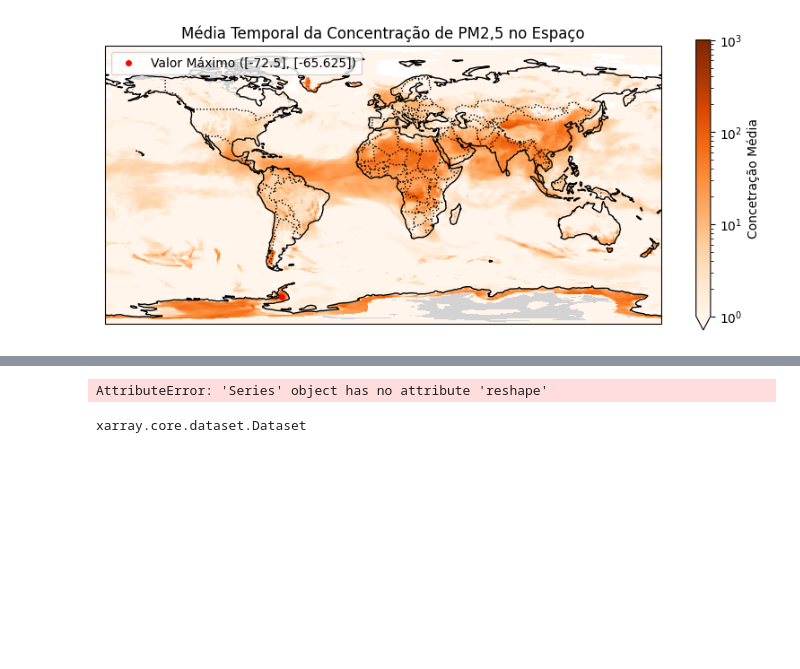
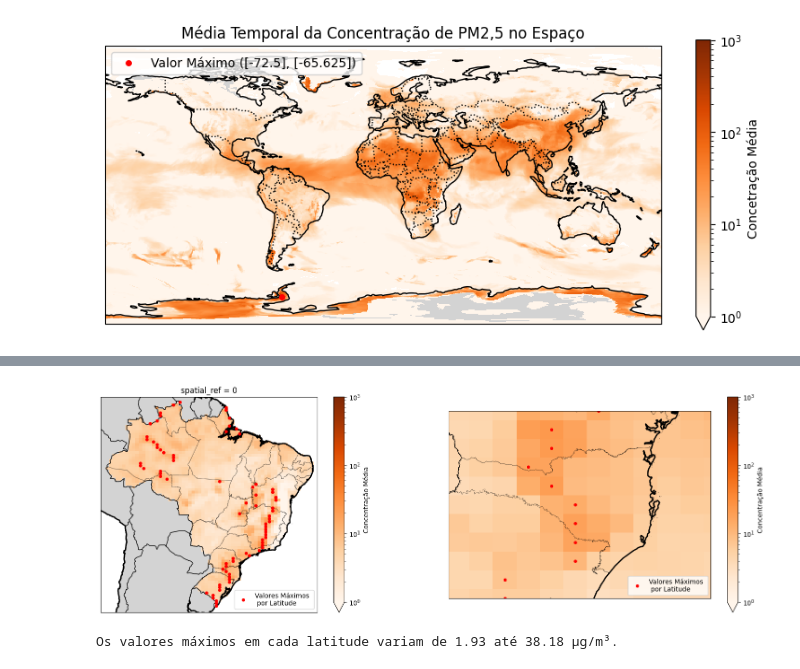
Before and after one commit to Bianca-bonetti/ENS410064, a Jupyter notebook: Atividade04.ipynb, the cells around one changed output, grey strips where cells are left out. Saved outputs shown, nothing was run; the diff lists cells and outputs as text; code cells hidden in the pictures; blank space fills up the shorter version.

```diff
--- a/Atividade04.ipynb
+++ b/Atividade04.ipynb
@@ -235,0 +253,8 @@ for geom in shapefile_brasil.geometry:
+# %%
+clipped_max = clipped_clean.max(dim='x')
+print(clipped_max)
+resultbrasil = clipped_clean.where(clipped_clean == clipped_max)
+print(resultbrasil)
+resultado1 = np.array([np.where(~np.isnan(row))[0][0] for row in resultbrasil])
+resultado02 = -73.75+0.625*resultado1
+print(resultado1)
@@ -236,37 +279,28 @@ for geom in shapefile_brasil.geometry:
 # %%
-from shapely.geometry import Point  # Importando Point corretamente
+shapefile1 = gpd.read_file(r"C:\Users\BiaBN\OneDrive\Documentos\ENS410064\Dados\BR_UF_2022\BR_UF_2022.shp")
+limites_santa_catarina = [-47,-54,-25,-30]
 
-lon = pm25['lon'].values
-lat = pm25['lat'].values
-
-shapefile = shapefile.to_crs("EPSG:4326")
-
-# Criar um grid de coordenadas
-coords = np.meshgrid(lon, lat)
-points = np.vstack([coords[0].ravel(), coords[1].ravel()]).T
-
-# Passo 4: Verificar se os pontos estão dentro do Brasil
-mask = shapefile.contains(gpd.GeoSeries([Point(x, y) for x, y in points], crs="EPSG:4326"))
-
-# Passo 5: Reshape a máscara para o formato do seu dataset
-mask = mask.reshape(lon.shape[0], lat.shape[0])
-
-# Passo 6: Aplicar a máscara no xarray.Dataset
-ds_masked = ds.where(mask, np.nan)
-
-# Agora, o ds_masked terá valores NaN fora do Brasil
-fig, ax = plt.subplots(figsize=(10, 6), subplot_kw={'projection': ccrs.PlateCarree()})
+fig, ax = plt.subplots(1,2,figsize=(20, 6), subplot_kw={'projection': ccrs.PlateCarree()})
 # Visualizar o resultado ou salvar
-ds_masked['MERRA2_CNN_Surface_PM25'].mean(dim='time').plot()
-ax.coastlines(resolution='10m', linewidth=1)
-ax.add_feature(cfeature.BORDERS, linestyle=':', linewidth=1)
-ax.add_feature(cfeature.LAND, facecolor='lightgray')
-
-# Definir a extensão do mapa para o Brasil
-ax.set_extent([minx, maxx, miny+2, maxy])
+for ii in range(2):
+    if ii == 0:
+        clipped_clean.plot(ax=ax[ii], cmap='Oranges', norm=norm, cbar_kwargs={'shrink': 1, 'label': 'Concentração Média'})
+    else:
+        mediatimebrasil.plot(ax=ax[ii], cmap='Oranges', norm=norm,cbar_kwargs={'label': 'Concentração Média'})
+    ax[ii].plot(resultado02, clipped_clean.y, 'ro',markersize=4,color='r', label='Valores Máximos \n por Latitude')
+    ax[ii].coastlines(resolution='10m', linewidth=2)
+    ax[ii].add_feature(cfeature.BORDERS, linewidth=1)
+    ax[ii].add_feature(cfeature.LAND, facecolor='lightgrey')
+    ax[ii].add_geometries(shapefile1.geometry, crs=ccrs.PlateCarree(), edgecolor='black', linestyle=':', facecolor='none', linewidth=0.5)
+    ax[ii].legend(loc='lower right')
+    # Definir a extensão do mapa para o Brasil
+    ax[0].set_extent([lon_min, lon_max, lat_min+2, lat_max])
+    ax[1].set_extent(limites_santa_catarina)
 # %% [output]
-AttributeError: 'Series' object has no attribute 'reshape'
+[figure, added]
 # %%
-type(pm25)
+max_bra_lon = float(clipped_max.max())
+min_bra_lon=float(clipped_max.min())
+print(f'Os valores máximos em cada latitude variam de {min_bra_lon:.2f} até {max_bra_lon:.2f} μg/m³.')
 # %% [output]
-xarray.core.dataset.Dataset
+Os valores máximos em cada latitude variam de 1.93 até 38.18 μg/m³.
```
Also changed, not shown: parts of 12 cells of this notebook, 1 other file.
